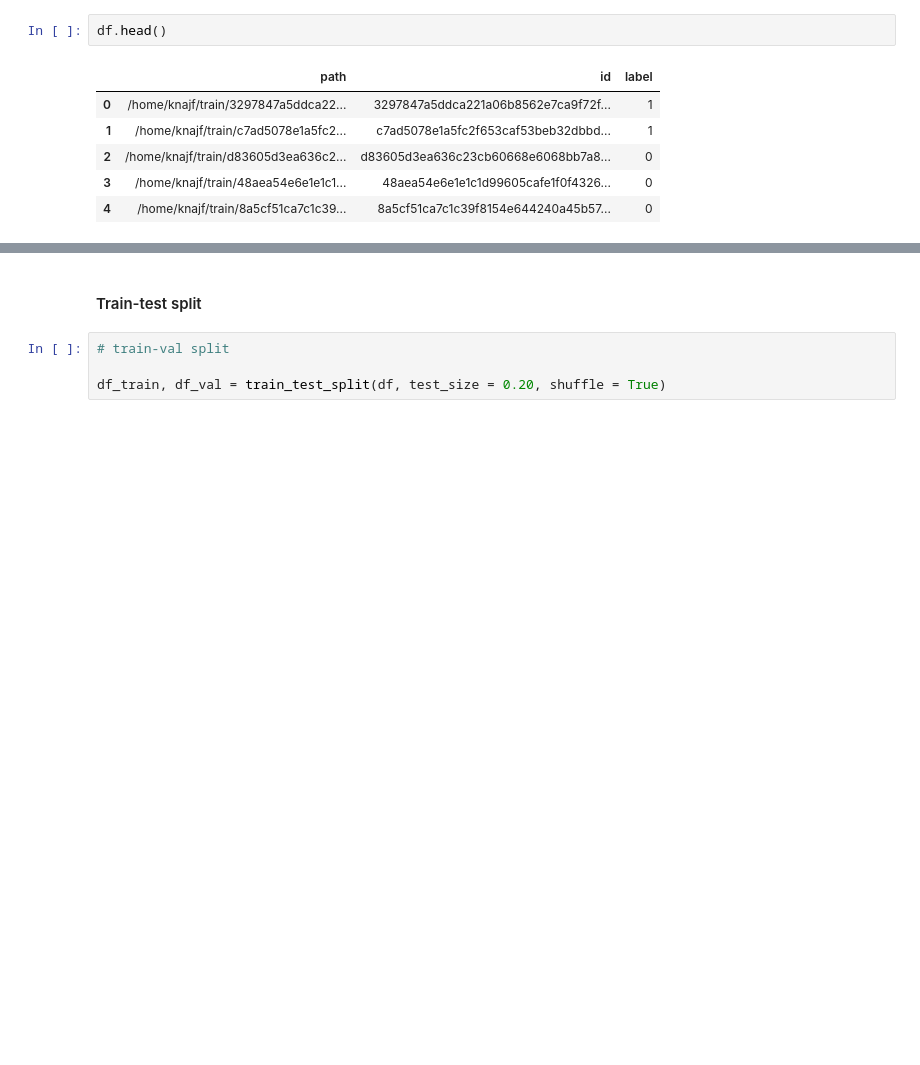
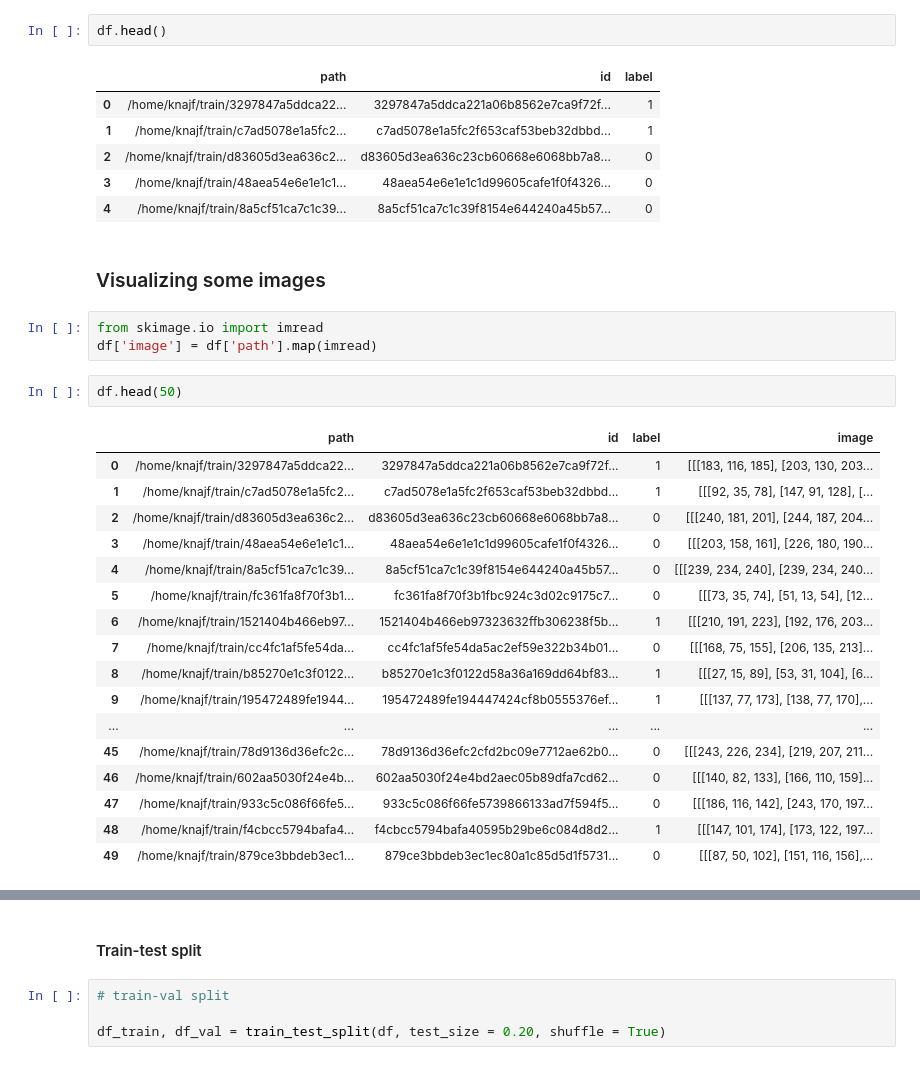
Before and after one commit to hampusrosvall/Histopathologic-Cancer-Detection, a Jupyter notebook: Cancer classifier.ipynb, the cells around one changed output, grey strips where cells are left out. Saved outputs shown, nothing was run; the diff lists cells and outputs as text; blank space fills up the shorter version.

```diff
--- a/Cancer classifier.ipynb
+++ b/Cancer classifier.ipynb
@@ -38,3 +38,28 @@ df.head()
 | 2 | /home/knajf/train/d83605d3ea636c2... | d83605d3ea636c23cb60668e6068bb7a8... | 0 |
 | 3 | /home/knajf/train/48aea54e6e1e1c1... | 48aea54e6e1e1c1d99605cafe1f0f4326... | 0 |
 | 4 | /home/knajf/train/8a5cf51ca7c1c39... | 8a5cf51ca7c1c39f8154e644240a45b57... | 0 |
+# %% [markdown]
+### Visualizing some images
+# %%
+from skimage.io import imread
+df['image'] = df['path'].map(imread)
+# %%
+df.head(50)
+# %% [output]
+|  | path | id | label | image |
+| 0 | /home/knajf/train/3297847a5ddca22... | 3297847a5ddca221a06b8562e7ca9f72f... | 1 | [[[183, 116, 185], [203, 130, 203... |
+| 1 | /home/knajf/train/c7ad5078e1a5fc2... | c7ad5078e1a5fc2f653caf53beb32dbbd... | 1 | [[[92, 35, 78], [147, 91, 128], [... |
+| 2 | /home/knajf/train/d83605d3ea636c2... | d83605d3ea636c23cb60668e6068bb7a8... | 0 | [[[240, 181, 201], [244, 187, 204... |
+| 3 | /home/knajf/train/48aea54e6e1e1c1... | 48aea54e6e1e1c1d99605cafe1f0f4326... | 0 | [[[203, 158, 161], [226, 180, 190... |
+| 4 | /home/knajf/train/8a5cf51ca7c1c39... | 8a5cf51ca7c1c39f8154e644240a45b57... | 0 | [[[239, 234, 240], [239, 234, 240... |
+| 5 | /home/knajf/train/fc361fa8f70f3b1... | fc361fa8f70f3b1fbc924c3d02c9175c7... | 0 | [[[73, 35, 74], [51, 13, 54], [12... |
+| 6 | /home/knajf/train/1521404b466eb97... | 1521404b466eb97323632ffb306238f5b... | 1 | [[[210, 191, 223], [192, 176, 203... |
+| 7 | /home/knajf/train/cc4fc1af5fe54da... | cc4fc1af5fe54da5ac2ef59e322b34b01... | 0 | [[[168, 75, 155], [206, 135, 213]... |
+| 8 | /home/knajf/train/b85270e1c3f0122... | b85270e1c3f0122d58a36a169dd64bf83... | 1 | [[[27, 15, 89], [53, 31, 104], [6... |
+| 9 | /home/knajf/train/195472489fe1944... | 195472489fe194447424cf8b0555376ef... | 1 | [[[137, 77, 173], [138, 77, 170],... |
+| ... | ... | ... | ... | ... |
+| 45 | /home/knajf/train/78d9136d36efc2c... | 78d9136d36efc2cfd2bc09e7712ae62b0... | 0 | [[[243, 226, 234], [219, 207, 211... |
+| 46 | /home/knajf/train/602aa5030f24e4b... | 602aa5030f24e4bd2aec05b89dfa7cd62... | 0 | [[[140, 82, 133], [166, 110, 159]... |
+| 47 | /home/knajf/train/933c5c086f66fe5... | 933c5c086f66fe5739866133ad7f594f5... | 0 | [[[186, 116, 142], [243, 170, 197... |
+| 48 | /home/knajf/train/f4cbcc5794bafa4... | f4cbcc5794bafa40595b29be6c084d8d2... | 1 | [[[147, 101, 174], [173, 122, 197... |
+| 49 | /home/knajf/train/879ce3bbdeb3ec1... | 879ce3bbdeb3ec1ec80a1c85d5d1f5731... | 0 | [[[87, 50, 102], [151, 116, 156],... |
```
Also changed, not shown: parts of 28 cells of this notebook.
